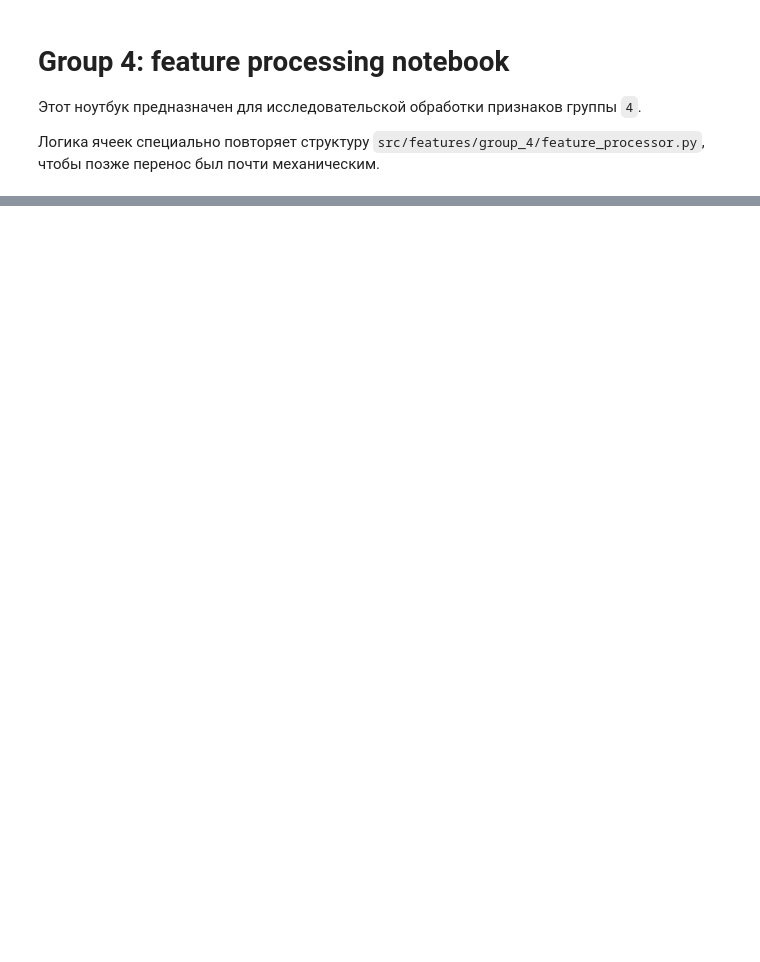
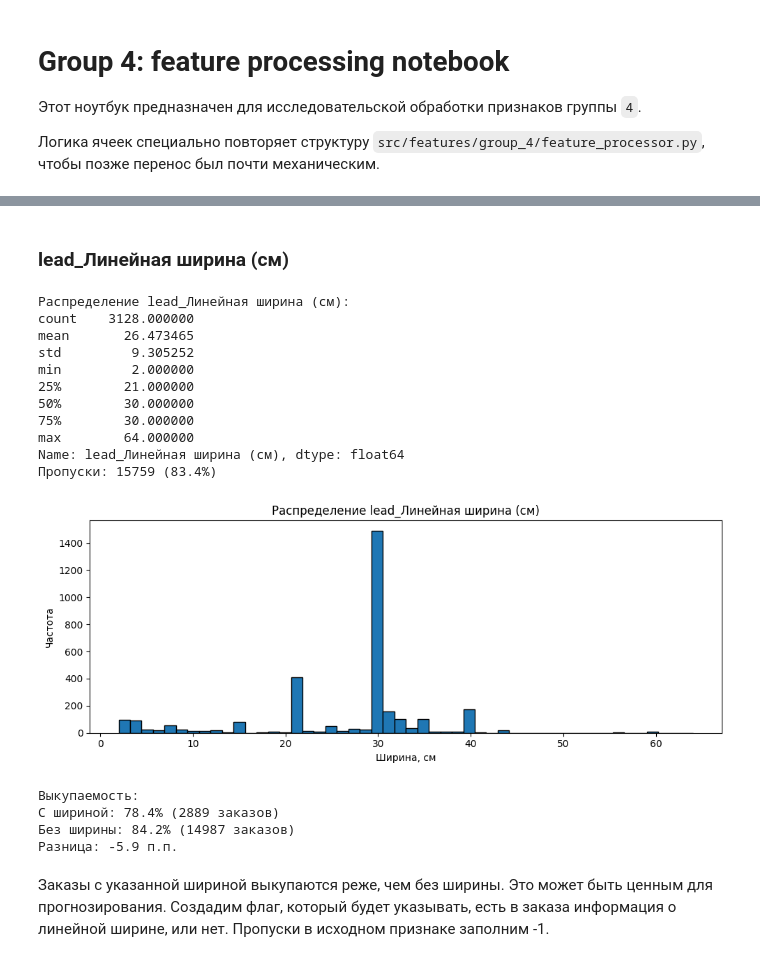
Before and after one commit to JeffRaiAlt/xakaton_mipt, a Jupyter notebook: notebooks/group_4/feature_processing_template.ipynb, the cells around one changed output, grey strips where cells are left out. Cells and saved outputs as stored; diff of their text form; code cells hidden in the pictures; blank space fills up the shorter version.

```diff
--- a/notebooks/group_4/feature_processing_template.ipynb
+++ b/notebooks/group_4/feature_processing_template.ipynb
@@ -42,0 +254,66 @@ Block shape: (5383, 19)
+# %% [markdown]
+### lead_Линейная ширина (см)
+# %%
+# Проверяем распределение
+print("Распределение lead_Линейная ширина (см):")
+print(block_df['lead_Линейная ширина (см)'].describe())
+
+# Пропуски
+missing = block_df['lead_Линейная ширина (см)'].isna().sum()
+missing_pct = missing / len(block_df) * 100
+print(f"Пропуски: {missing} ({missing_pct:.1f}%)")
+
+# Гистограмма
+plt.figure(figsize=(10, 4))
+plt.hist(
+    block_df['lead_Линейная ширина (см)'].dropna(),
+    bins=50,
+    edgecolor='black'
+)
+plt.title('Распределение lead_Линейная ширина (см)')
+plt.xlabel('Ширина, см')
+plt.ylabel('Частота')
+plt.tight_layout()
+plt.show()
+# %% [output]
+Распределение lead_Линейная ширина (см):
+count    3128.000000
+mean       26.473465
+std         9.305252
+min         2.000000
+25%        21.000000
+50%        30.000000
+75%        30.000000
+max        64.000000
+Name: lead_Линейная ширина (см), dtype: float64
+Пропуски: 15759 (83.4%)
+[figure, added]
+# %%
+# Проверяем, влияет ли наличие ширины на выкуп
+closed_deals = my_full_copy[my_full_copy['closed_ts'].notna()].copy()
+closed_deals['has_width'] = (
+    closed_deals['lead_Линейная ширина (см)']
+    .notna()
+    .astype(int)
+)
+
+mask_with_width = closed_deals['has_width'] == 1
+mask_without_width = closed_deals['has_width'] == 0
+
+buyout_with_width = closed_deals[mask_with_width]['buyout_flag'].mean()
+buyout_without_width = closed_deals[mask_without_width]['buyout_flag'].mean()
+
+count_with_width = closed_deals[mask_with_width].shape[0]
+count_without_width = closed_deals[mask_without_width].shape[0]
+
+print(f"Выкупаемость:")
+print(f"С шириной: {buyout_with_width:.1%} ({count_with_width} заказов)")
+print(f"Без ширины: {buyout_without_width:.1%} ({count_without_width} заказов)")
+print(f"Разница: {(buyout_with_width - buyout_without_width) * 100:.1f} п.п.")
+# %% [output]
+Выкупаемость:
+С шириной: 78.4% (2889 заказов)
+Без ширины: 84.2% (14987 заказов)
+Разница: -5.9 п.п.
+# %% [markdown]
+Заказы с указанной шириной выкупаются реже, чем без ширины. Это может быть ценным для прогнозирования. Создадим флаг, который будет указывать, есть в заказа информация о линейной ширине, или нет. Пропуски в исходном признаке заполним -1.
```
Also changed, not shown: parts of 65 cells of this notebook, 2 other files.
